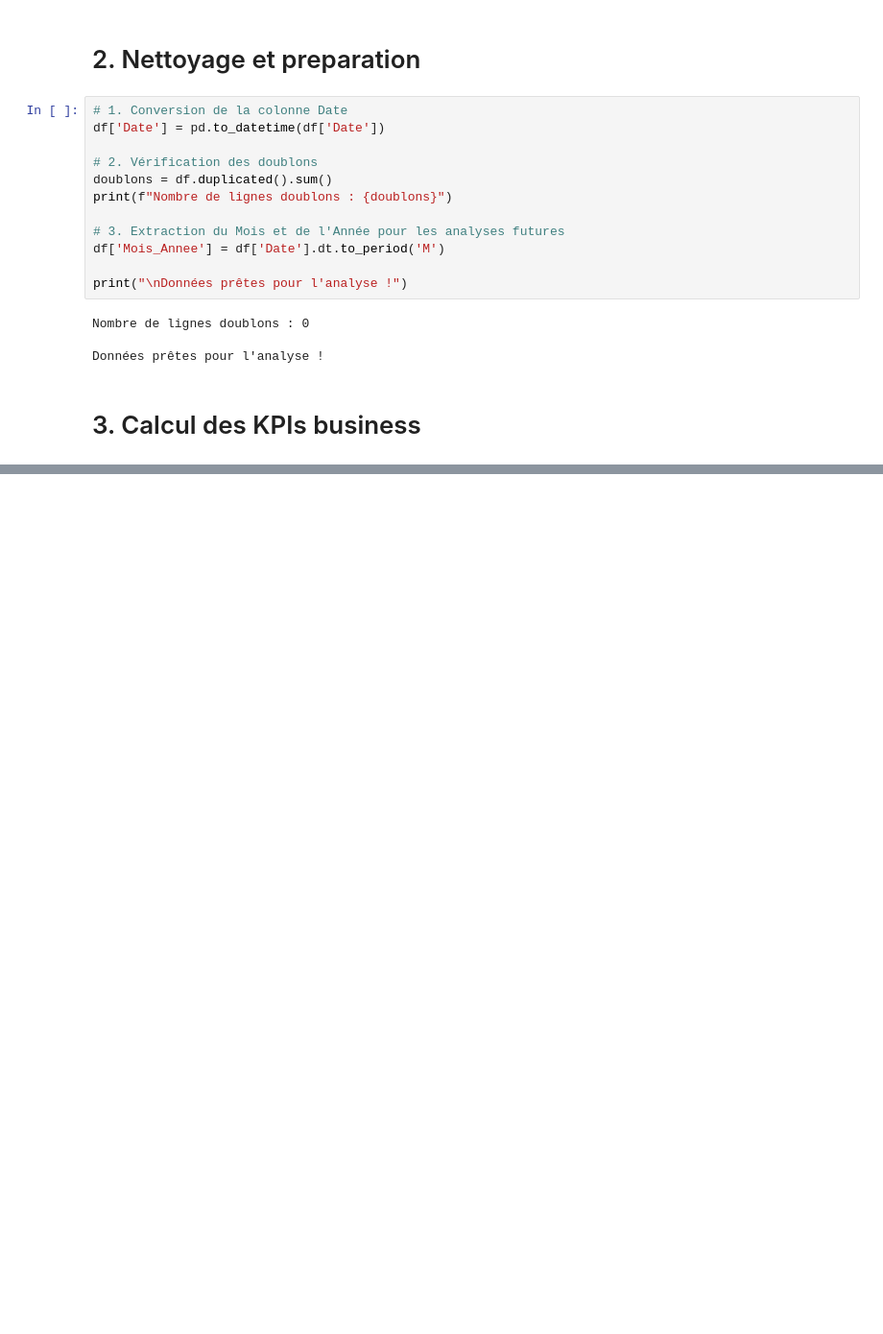
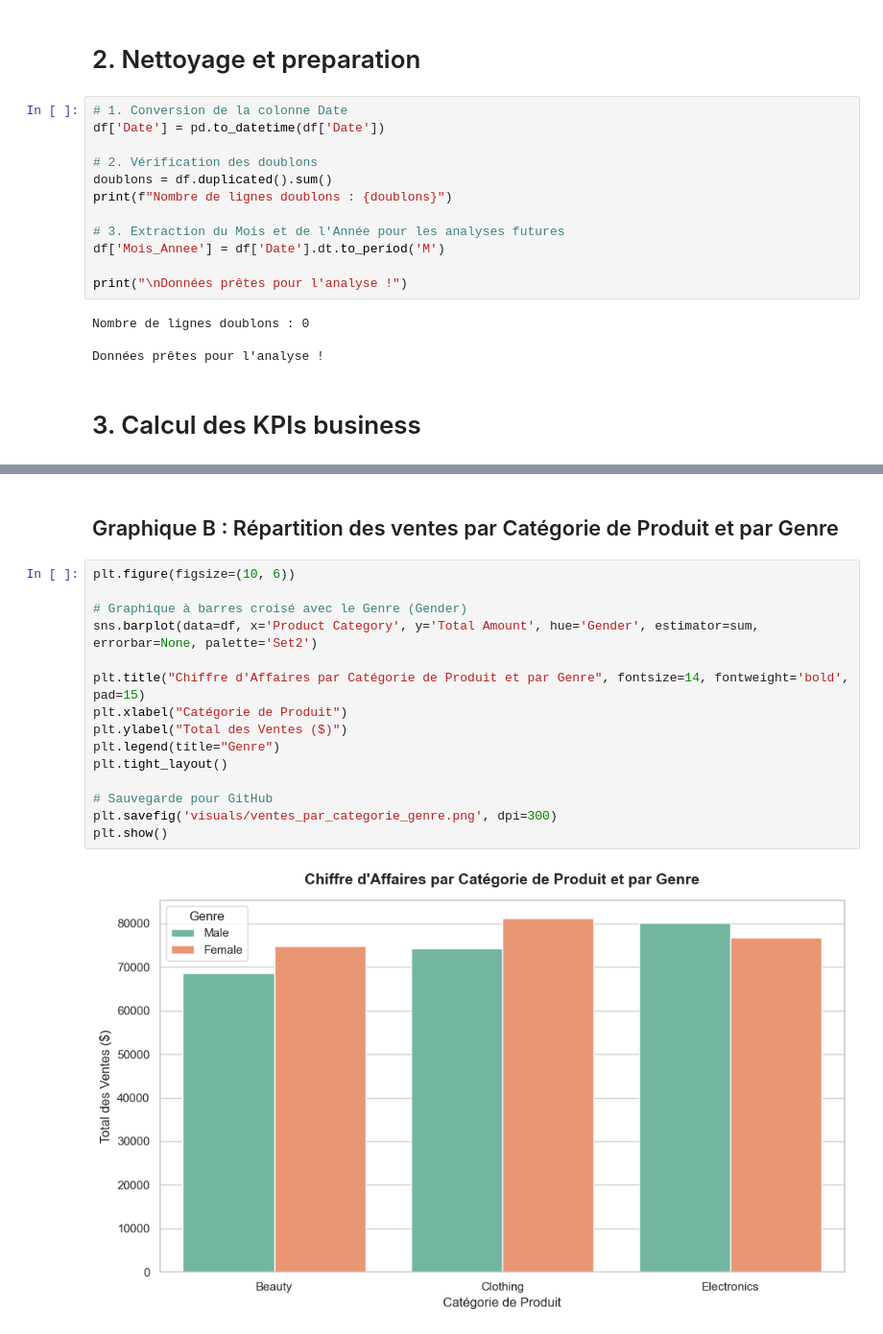
Before and after one commit to younha-jl/data-analysis-ecommerce, a Jupyter notebook: notebook.ipynb, the cells around one changed output, grey strips where cells are left out. Shown at 96% size. Cells and saved outputs as stored; diff of their text form; blank space fills up the shorter version.

```diff
--- a/notebook.ipynb
+++ b/notebook.ipynb
@@ -85,0 +134,19 @@ Données prêtes pour l'analyse !
+# %% [markdown]
+## Graphique B : Répartition des ventes par Catégorie de Produit et par Genre
+# %%
+plt.figure(figsize=(10, 6))
+
+# Graphique à barres croisé avec le Genre (Gender)
+sns.barplot(data=df, x='Product Category', y='Total Amount', hue='Gender', estimator=sum, errorbar=None, palette='Set2')
+
+plt.title("Chiffre d'Affaires par Catégorie de Produit et par Genre", fontsize=14, fontweight='bold', pad=15)
+plt.xlabel("Catégorie de Produit")
+plt.ylabel("Total des Ventes ($)")
+plt.legend(title="Genre")
+plt.tight_layout()
+
+# Sauvegarde pour GitHub
+plt.savefig('visuals/ventes_par_categorie_genre.png', dpi=300)
+plt.show()
+# %% [output]
+[figure, added]
```
Also changed, not shown: parts of 4 cells of this notebook.
